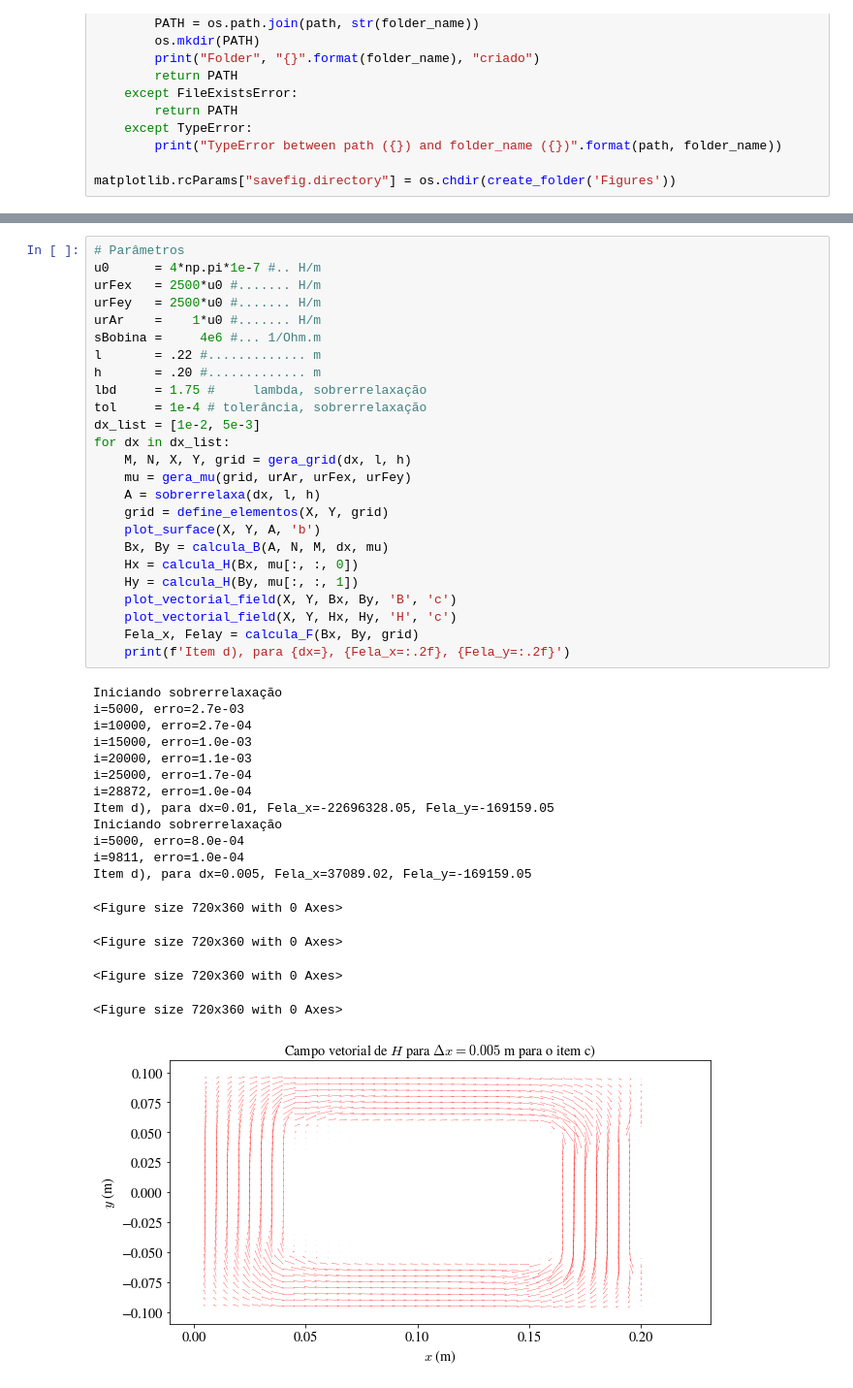
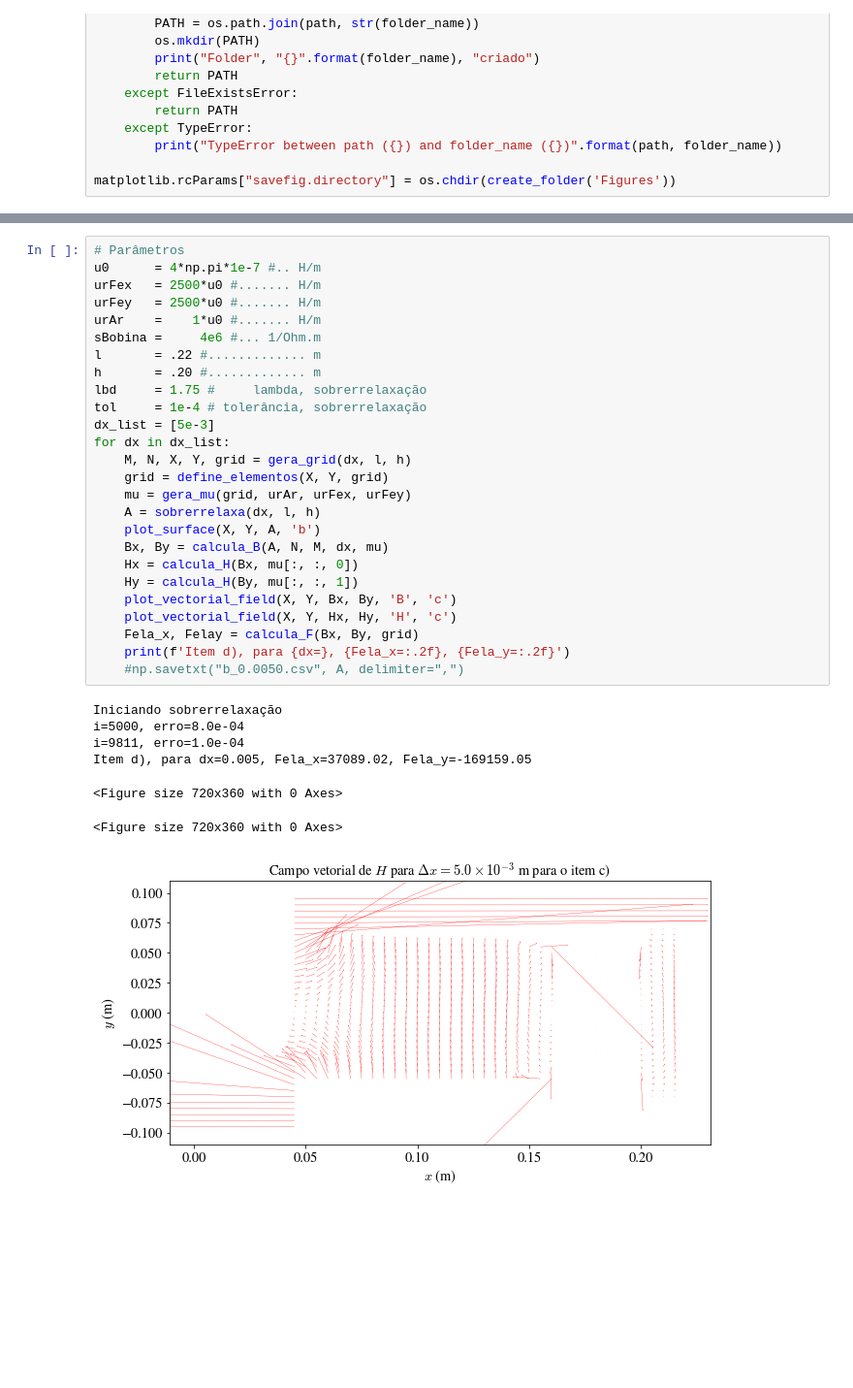
Before and after one commit to jolenscki/EP2_MecComp, a Jupyter notebook: EP2_Notebook.ipynb, the cells around one changed output, grey strips where cells are left out. Shown: that part at 97% size. Saved outputs shown, nothing was run; the diff lists cells and outputs as text; blank space fills up the shorter version.

```diff
--- a/EP2_Notebook.ipynb
+++ b/EP2_Notebook.ipynb
@@ -718,43 +816,34 @@ tol     = 1e-4 # tolerância, sobrerrelaxação
 # %%
 # Parâmetros
 u0      = 4*np.pi*1e-7 #.. H/m
 urFex   = 2500*u0 #....... H/m
 urFey   = 2500*u0 #....... H/m
 urAr    =    1*u0 #....... H/m
 sBobina =     4e6 #... 1/Ohm.m
 l       = .22 #............. m
 h       = .20 #............. m
 lbd     = 1.75 #     lambda, sobrerrelaxação
 tol     = 1e-4 # tolerância, sobrerrelaxação
-dx_list = [1e-2, 5e-3]
+dx_list = [5e-3]
 for dx in dx_list:
     M, N, X, Y, grid = gera_grid(dx, l, h)
+    grid = define_elementos(X, Y, grid)
     mu = gera_mu(grid, urAr, urFex, urFey)
     A = sobrerrelaxa(dx, l, h)
-    grid = define_elementos(X, Y, grid)
     plot_surface(X, Y, A, 'b')
     Bx, By = calcula_B(A, N, M, dx, mu)
     Hx = calcula_H(Bx, mu[:, :, 0])
     Hy = calcula_H(By, mu[:, :, 1])
     plot_vectorial_field(X, Y, Bx, By, 'B', 'c')
     plot_vectorial_field(X, Y, Hx, Hy, 'H', 'c')
     Fela_x, Felay = calcula_F(Bx, By, grid)
     print(f'Item d), para {dx=}, {Fela_x=:.2f}, {Fela_y=:.2f}')
+    #np.savetxt("b_0.0050.csv", A, delimiter=",")
 # %% [output]
-Iniciando sobrerrelaxação
-i=5000, erro=2.7e-03
-i=10000, erro=2.7e-04
-i=15000, erro=1.0e-03
-i=20000, erro=1.1e-03
-i=25000, erro=1.7e-04
-i=28872, erro=1.0e-04
-Item d), para dx=0.01, Fela_x=-22696328.05, Fela_y=-169159.05
 Iniciando sobrerrelaxação
 i=5000, erro=8.0e-04
 i=9811, erro=1.0e-04
 Item d), para dx=0.005, Fela_x=37089.02, Fela_y=-169159.05
 <Figure size 720x360 with 0 Axes>
 <Figure size 720x360 with 0 Axes>
-<Figure size 720x360 with 0 Axes>
-<Figure size 720x360 with 0 Axes>
-[figure, old version]
+[figure, new version]
```
Also changed, not shown: parts of 14 cells of this notebook, 42 other files.
